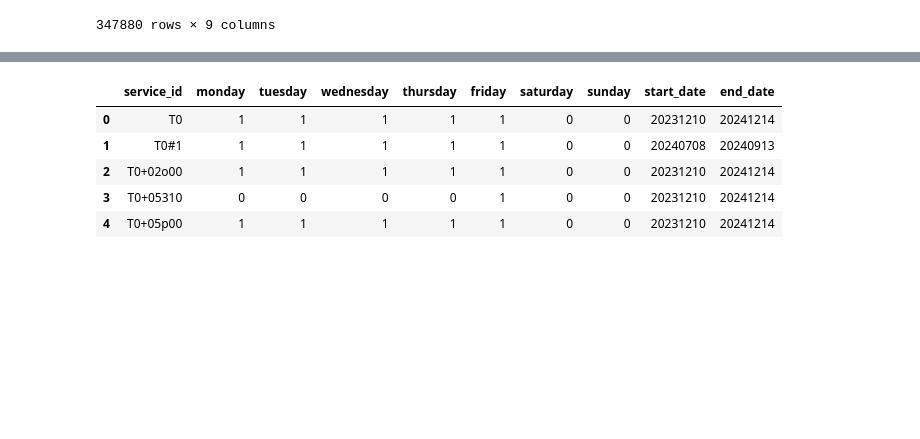
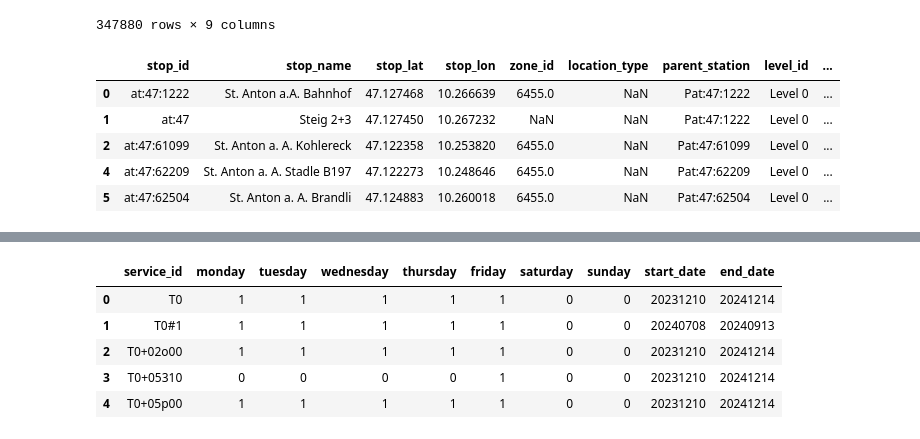
Before and after one commit to LeonRischar/ptsql_austria, a Jupyter notebook: src/test.ipynb, the cells around one changed output, grey strips where cells are left out. Drawn from its saved outputs; the diff is of its cells as text; code cells hidden in the pictures; blank space fills up the shorter version.

```diff
--- a/src/test.ipynb
+++ b/src/test.ipynb
@@ -108,6 +108,21 @@ display(stop_times_df)
 | 388151 | 99.T3.91-351-E-j24-1.10.H | 09:54:00 | 09:54:00 | ch:23016:29838:0:1 | 18 | NaN | 0 | ... |
 | 388152 | 99.T3.91-351-E-j24-1.10.H | 09:58:00 | 09:58:00 | ch:23016:20310:30:1 | 19 | NaN | 0 | ... |
 347880 rows × 9 columns
+# %%
+### different stop_ids are used for the same stop
+stop_times_df['stop_id_full'] = stop_times_df['stop_id']
+stop_times_df['stop_id'] = stop_times_df['stop_id'].str.rsplit(':', n=2).str[0]
+stops_df['stop_id_full'] = stops_df['stop_id']
+stops_df['stop_id'] = stops_df['stop_id'].str.rsplit(':', n=2).str[0]
+stops_df = stops_df.drop_duplicates(subset='stop_id')
+stops_df.head()
+# %% [output]
+|  | stop_id | stop_name | stop_lat | stop_lon | zone_id | location_type | parent_station | level_id | ... |
+| 0 | at:47:1222 | St. Anton a.A. Bahnhof | 47.127468 | 10.266639 | 6455.0 | NaN | Pat:47:1222 | Level 0 | ... |
+| 1 | at:47 | Steig 2+3 | 47.127450 | 10.267232 | NaN | NaN | Pat:47:1222 | Level 0 | ... |
+| 2 | at:47:61099 | St. Anton a. A. Kohlereck | 47.122358 | 10.253820 | 6455.0 | NaN | Pat:47:61099 | Level 0 | ... |
+| 4 | at:47:62209 | St. Anton a. A. Stadle B197 | 47.122273 | 10.248646 | 6455.0 | NaN | Pat:47:62209 | Level 0 | ... |
+| 5 | at:47:62504 | St. Anton a. A. Brandli | 47.124883 | 10.260018 | 6455.0 | NaN | Pat:47:62504 | Level 0 | ... |
 # %%
 trips_df = pd.read_csv(path + 'trips.txt', sep=',', quotechar='"')
 
```
Also changed, not shown: 12 other files.
